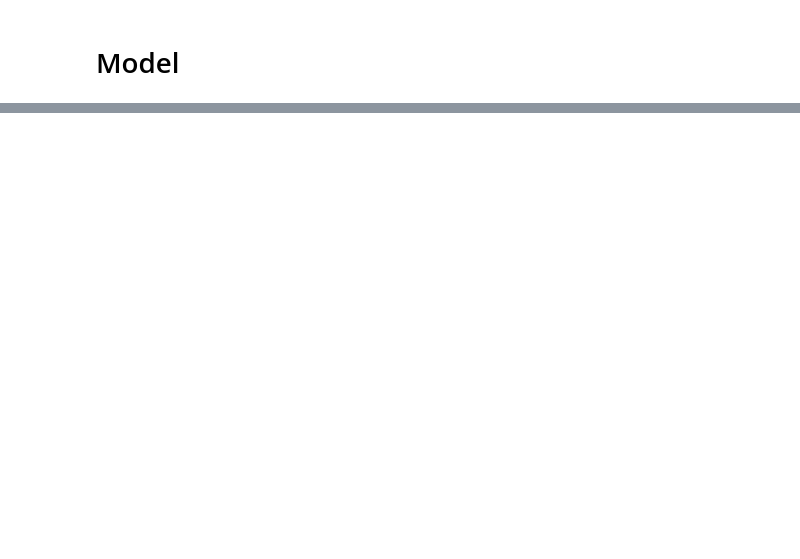
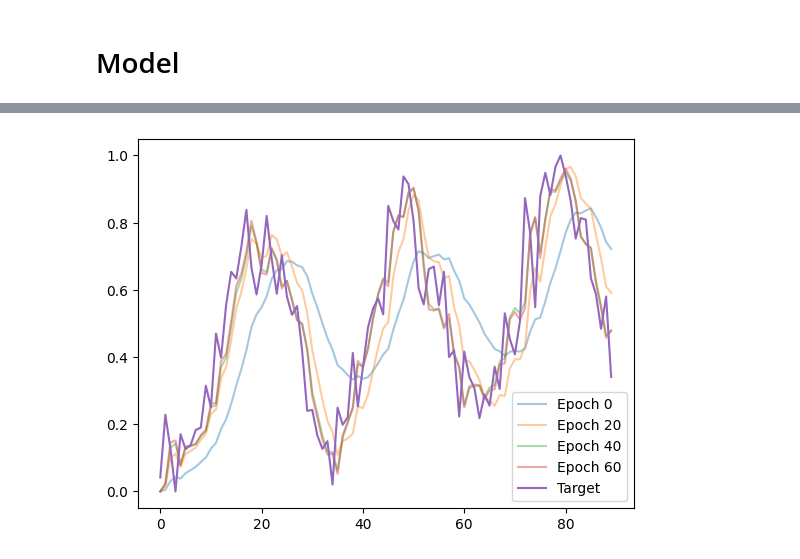
Before and after one commit to wtripp180901/BiologicalRNNs, a Jupyter notebook: PredictiveCodingRNN.ipynb, the cells around one changed output, grey strips where cells are left out. Saved outputs shown, nothing was run; the diff lists cells and outputs as text; code cells hidden in the pictures; blank space fills up the shorter version.

```diff
--- a/PredictiveCodingRNN.ipynb
+++ b/PredictiveCodingRNN.ipynb
@@ -128 +144,9 @@ plt.plot(np.arange(90),sequence)
+# %%
+for i in range(0,len(output_seqs),20):
+    plt.plot(np.arange(90),output_seqs[i],alpha=0.4,label="Epoch "+str(i))
+plt.plot(np.arange(90),input_signals[train_size-1],label="Target")
+plt.legend()
+plt.show()
+# %% [output]
+[figure, added]
 # %%
```
Also changed, not shown: parts of 6 cells of this notebook.
